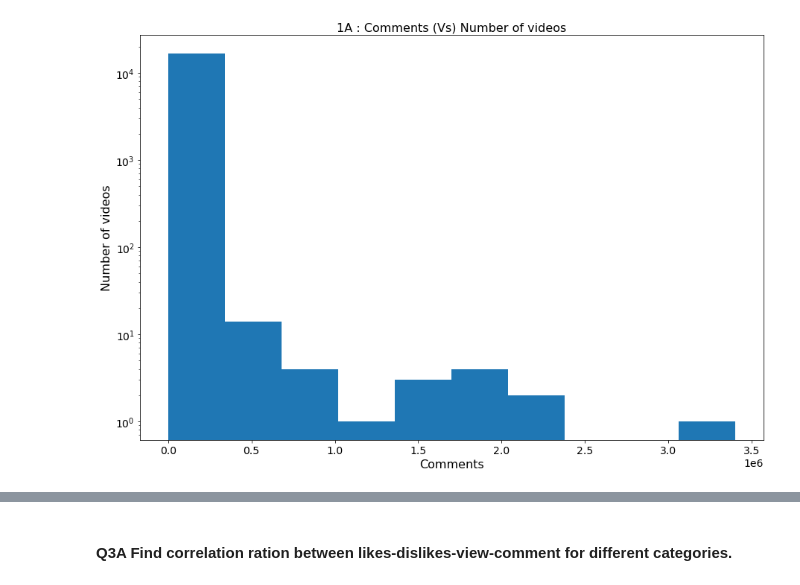
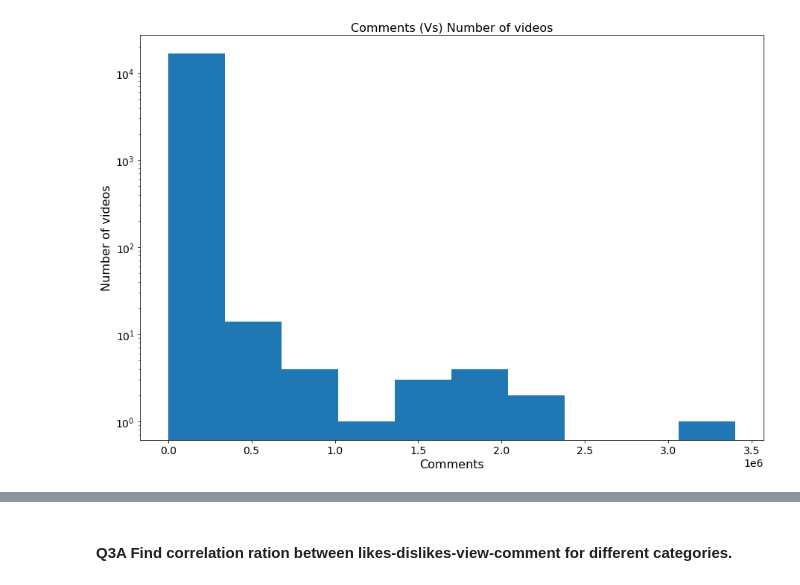
Before and after one commit to RonakDedhiya/YouTube_Trending_Video_Spark_Data_Analysis, a Jupyter notebook: main.ipynb, the cells around one changed output, grey strips where cells are left out. Saved outputs shown, nothing was run; the diff lists cells and outputs as text; code cells hidden in the pictures.

```diff
--- a/main.ipynb
+++ b/main.ipynb
@@ -335,14 +335,14 @@ time: 12.7 s (started: 2021-12-10 13:32:13 +00:00)
 # %%
 # Histogram for X: Number of Comments (Vs) Y: number of videos per bin/bucket.
 VDFHIST1COMM_1A = maxcommentsdf_1a.select("comment_count").orderBy("comment_count", ascending=False)
 VDFHIST1COMM_1AOUT = [data[0] for data in VDFHIST1COMM_1A.select('comment_count').collect()]
 
 fig, ax = plt.subplots(figsize=(15,10))
 ax.hist(VDFHIST1COMM_1AOUT)
-ax.set_title("1A : Comments (Vs) Number of videos")
+ax.set_title("Comments (Vs) Number of videos")
 ax.set_xlabel('Comments')
 ax.set_ylabel('Number of videos')
 plt.yscale('log')
 plt.show()
 # %% [output]
-[figure, old version]
+[figure, new version]
```
Also changed, not shown: parts of 48 cells of this notebook.
